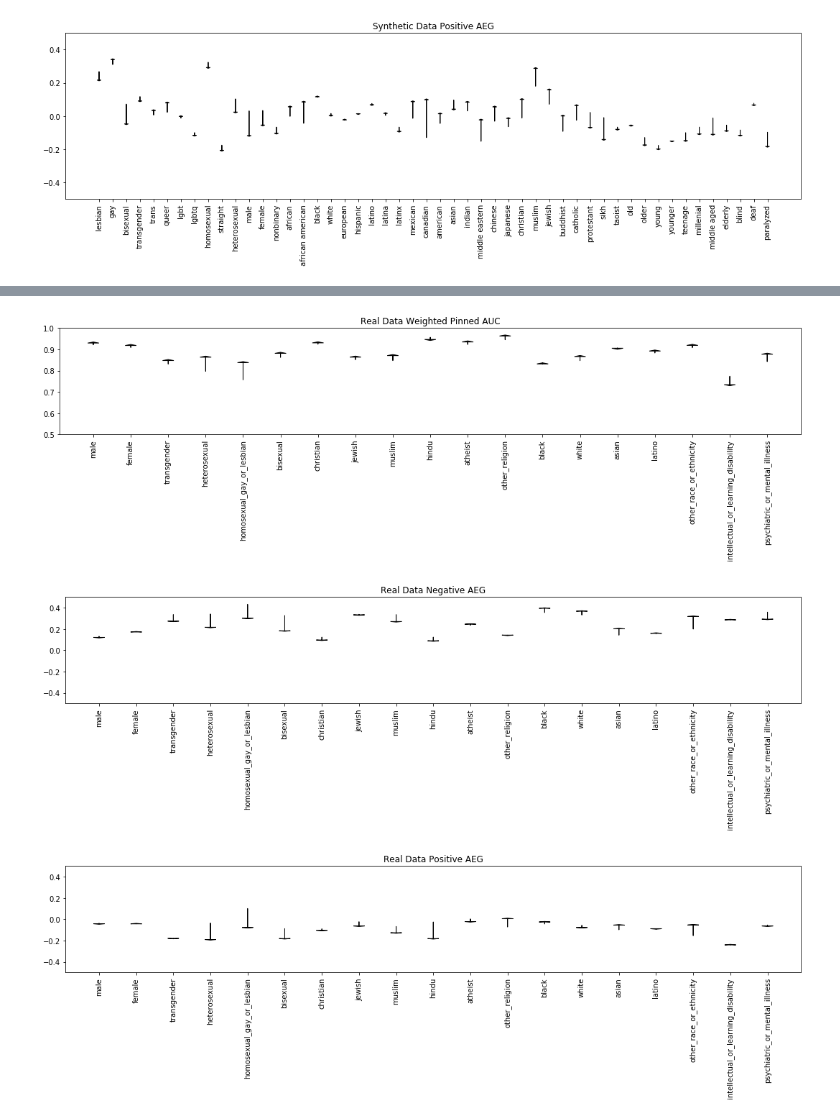
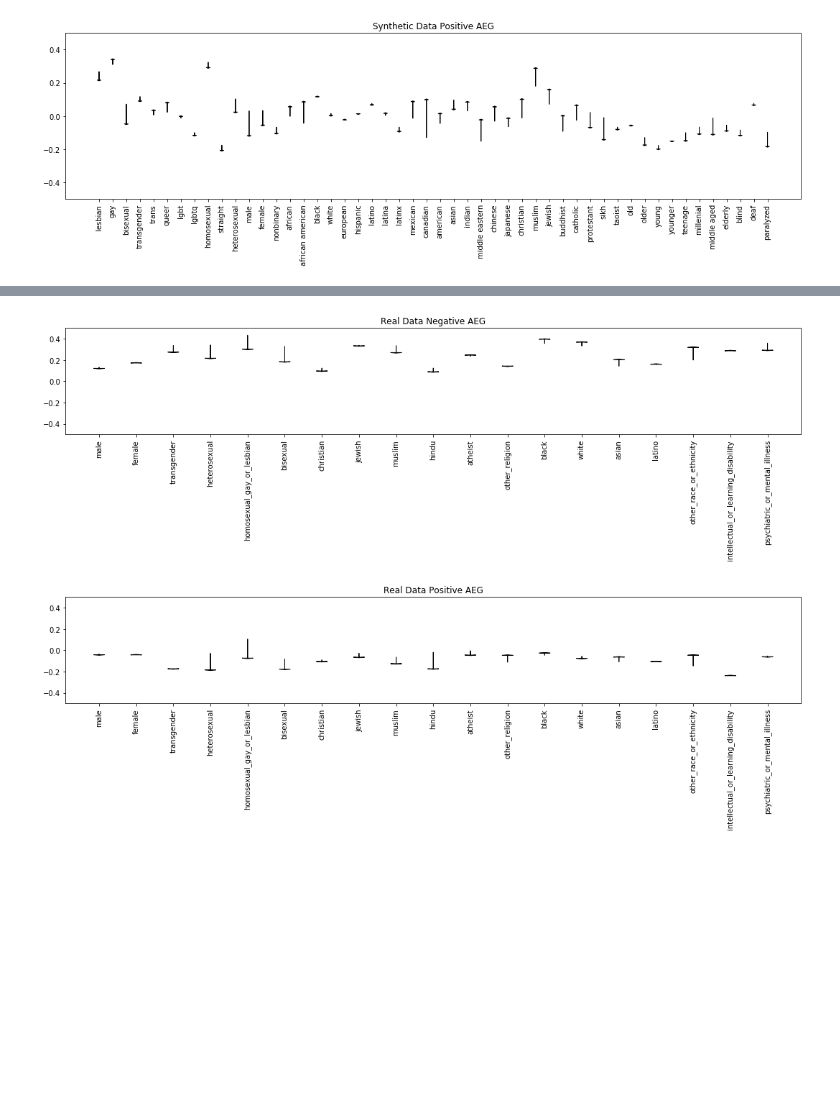
Before and after one commit to conversationai/unintended-ml-bias-analysis, a Jupyter notebook: unintended_ml_bias/prod_models_analysis.ipynb, the cells around one changed output, grey strips where cells are left out. Saved outputs shown, nothing was run; the diff lists cells and outputs as text; code cells hidden in the pictures; blank space fills up the shorter version.

Commit message:
Refactor bias metrics, add constants for metric names.

```diff
--- a/unintended_ml_bias/prod_models_analysis.ipynb
+++ b/unintended_ml_bias/prod_models_analysis.ipynb
@@ -149,3 +128,5 @@ real_data_model_families = [
+# %%
+real_data_models = ['rock_toxicity', 'rock_v6_1_toxicity']
 # %%
 for human_label in human_labels:
     real_data[human_label] = convert_to_boolean_labels(real_data[human_label])
@@ -158,16 +139,4 @@ len(real_data)
 # %%
-real_data_results = model_bias_analysis.per_subgroup_aucs(real_data, identities, real_data_model_families, 'toxicity')
+real_data_results = model_bias_analysis.compute_bias_metrics_for_models(real_data, identities, real_data_models, 'toxicity')
-# %%
-real_data_results['TOXICITY_V1_pinned_auc'] = real_data_results.apply(lambda row: row['rock_toxicity_aucs'][0], axis=1)
-real_data_results['TOXICITY_V6_pinned_auc'] = real_data_results.apply(lambda row: row['rock_v6_1_toxicity_aucs'][0], axis=1)
-
-real_data_results['TOXICITY_V1_weighted_pinned_auc'] = real_data_results.apply(lambda row: row['rock_toxicity_normalized_pinned_aucs'][0], axis=1)
-real_data_results['TOXICITY_V6_weighted_pinned_auc'] = real_data_results.apply(lambda row: row['rock_v6_1_toxicity_normalized_pinned_aucs'][0], axis=1)
-
-real_data_results['TOXICITY_V1_negative_aeg'] = real_data_results.apply(lambda row: row['rock_toxicity_within_negative_label_mwus'][0], axis=1)
-real_data_results['TOXICITY_V6_negative_aeg'] = real_data_results.apply(lambda row: row['rock_v6_1_toxicity_within_negative_label_mwus'][0], axis=1)
-
-real_data_results['TOXICITY_V1_positive_aeg'] = real_data_results.apply(lambda row: row['rock_toxicity_within_positive_label_mwus'][0], axis=1)
-real_data_results['TOXICITY_V6_positive_aeg'] = real_data_results.apply(lambda row: row['rock_v6_1_toxicity_within_positive_label_mwus'][0], axis=1)
 # %%
 # RESULTS
@@ -209,11 +171,6 @@ real_data_results
 # %%
-#scatterplot(real_data_results, 'TOXICITY_V1_pinned_auc', 'TOXICITY_V6_pinned_auc', 'Real Data Pinned AUC', ylim=(0.5,1.0))
-scatterplot(real_data_results, 'TOXICITY_V1_weighted_pinned_auc', 'TOXICITY_V6_weighted_pinned_auc', 'Real Data Weighted Pinned AUC', ylim=(0.5,1.0))
+scatterplot(real_data_results, 'rock_toxicity_negative_aeg', 'rock_v6_1_toxicity_negative_aeg', 'Real Data Negative AEG', ylim=(-0.5,0.5))
+scatterplot(real_data_results, 'rock_toxicity_positive_aeg', 'rock_v6_1_toxicity_positive_aeg', 'Real Data Positive AEG', ylim=(-0.5,0.5))
 # %% [output]
-[figure, old version]
+[figure, new version]
+[figure, added]
-# %%
-scatterplot(real_data_results, 'TOXICITY_V1_negative_aeg', 'TOXICITY_V6_negative_aeg', 'Real Data Negative AEG', ylim=(-0.5,0.5))
-scatterplot(real_data_results, 'TOXICITY_V1_positive_aeg', 'TOXICITY_V6_positive_aeg', 'Real Data Positive AEG', ylim=(-0.5,0.5))
-# %% [output]
-[figure, removed]
-[figure, removed]
```
Also changed, not shown: parts of 18 cells of this notebook, 2 other files.
